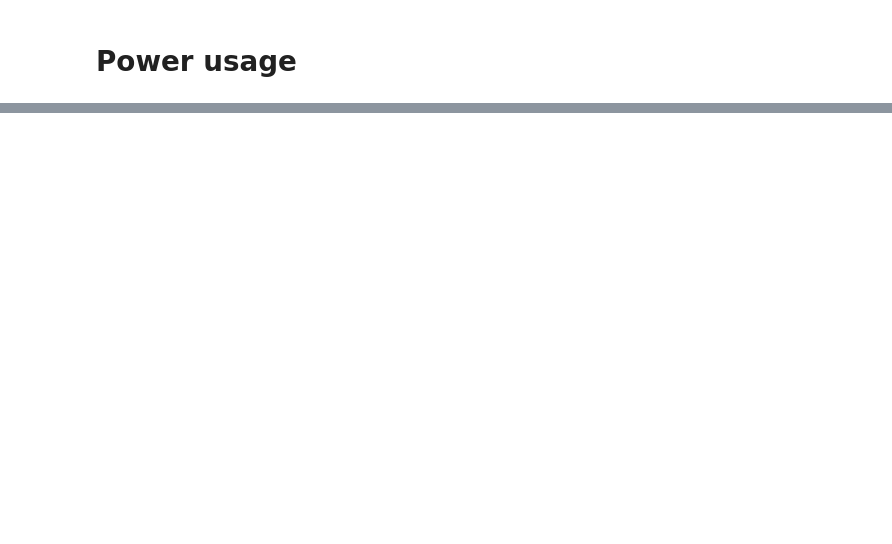
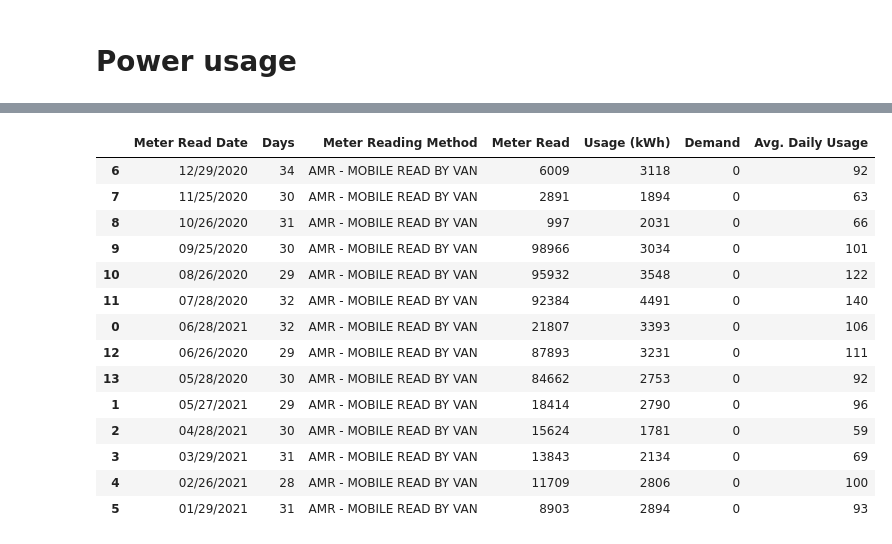
Before and after one commit to Wildertrek/Jupyter-Latex, a Jupyter notebook: 27. PowerUsage.ipynb, the cells around one changed output, grey strips where cells are left out. Saved outputs shown, nothing was run; the diff lists cells and outputs as text; code cells hidden in the pictures; blank space fills up the shorter version.

```diff
--- a/27. PowerUsage.ipynb
+++ b/27. PowerUsage.ipynb
@@ -34,5 +37,23 @@ Power_Usage
 # %%
 Power_Usage.sort_values(by='Meter Read Date', ascending = False, inplace=True)
+# %%
+Power_Usage
+# %% [output]
+|  | Meter Read Date | Days | Meter Reading Method | Meter Read | Usage (kWh) | Demand | Avg. Daily Usage |
+| 6 | 12/29/2020 | 34 | AMR - MOBILE READ BY VAN | 6009 | 3118 | 0 | 92 |
+| 7 | 11/25/2020 | 30 | AMR - MOBILE READ BY VAN | 2891 | 1894 | 0 | 63 |
+| 8 | 10/26/2020 | 31 | AMR - MOBILE READ BY VAN | 997 | 2031 | 0 | 66 |
+| 9 | 09/25/2020 | 30 | AMR - MOBILE READ BY VAN | 98966 | 3034 | 0 | 101 |
+| 10 | 08/26/2020 | 29 | AMR - MOBILE READ BY VAN | 95932 | 3548 | 0 | 122 |
+| 11 | 07/28/2020 | 32 | AMR - MOBILE READ BY VAN | 92384 | 4491 | 0 | 140 |
+| 0 | 06/28/2021 | 32 | AMR - MOBILE READ BY VAN | 21807 | 3393 | 0 | 106 |
+| 12 | 06/26/2020 | 29 | AMR - MOBILE READ BY VAN | 87893 | 3231 | 0 | 111 |
+| 13 | 05/28/2020 | 30 | AMR - MOBILE READ BY VAN | 84662 | 2753 | 0 | 92 |
+| 1 | 05/27/2021 | 29 | AMR - MOBILE READ BY VAN | 18414 | 2790 | 0 | 96 |
+| 2 | 04/28/2021 | 30 | AMR - MOBILE READ BY VAN | 15624 | 1781 | 0 | 59 |
+| 3 | 03/29/2021 | 31 | AMR - MOBILE READ BY VAN | 13843 | 2134 | 0 | 69 |
+| 4 | 02/26/2021 | 28 | AMR - MOBILE READ BY VAN | 11709 | 2806 | 0 | 100 |
+| 5 | 01/29/2021 | 31 | AMR - MOBILE READ BY VAN | 8903 | 2894 | 0 | 93 |
 # %%
 fig = px.bar(Power_Usage, x='Meter Read Date', y='Usage (kWh)')
 fig.show()
```
Also changed, not shown: parts of 13 cells of this notebook, 4 other files.
